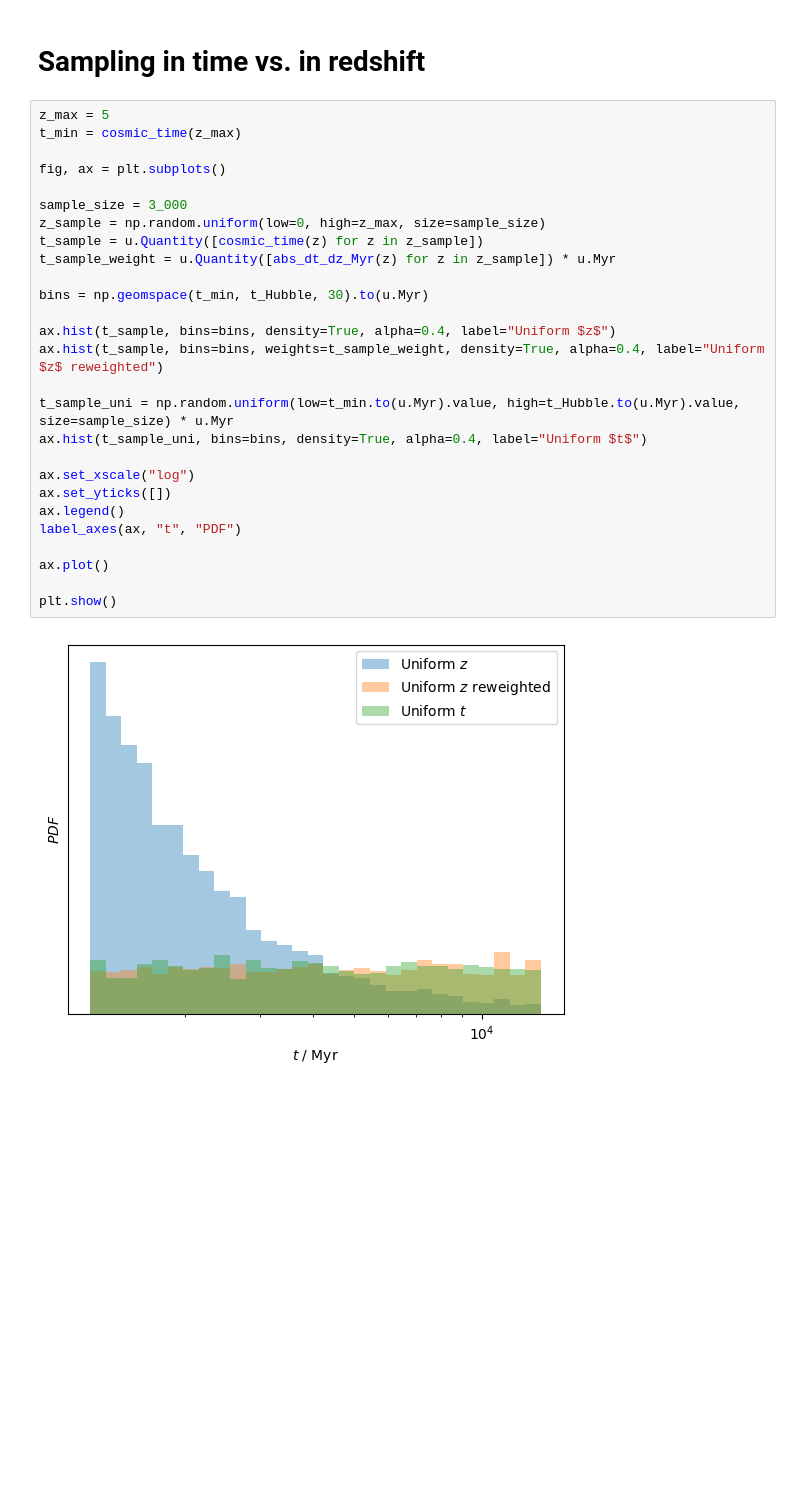
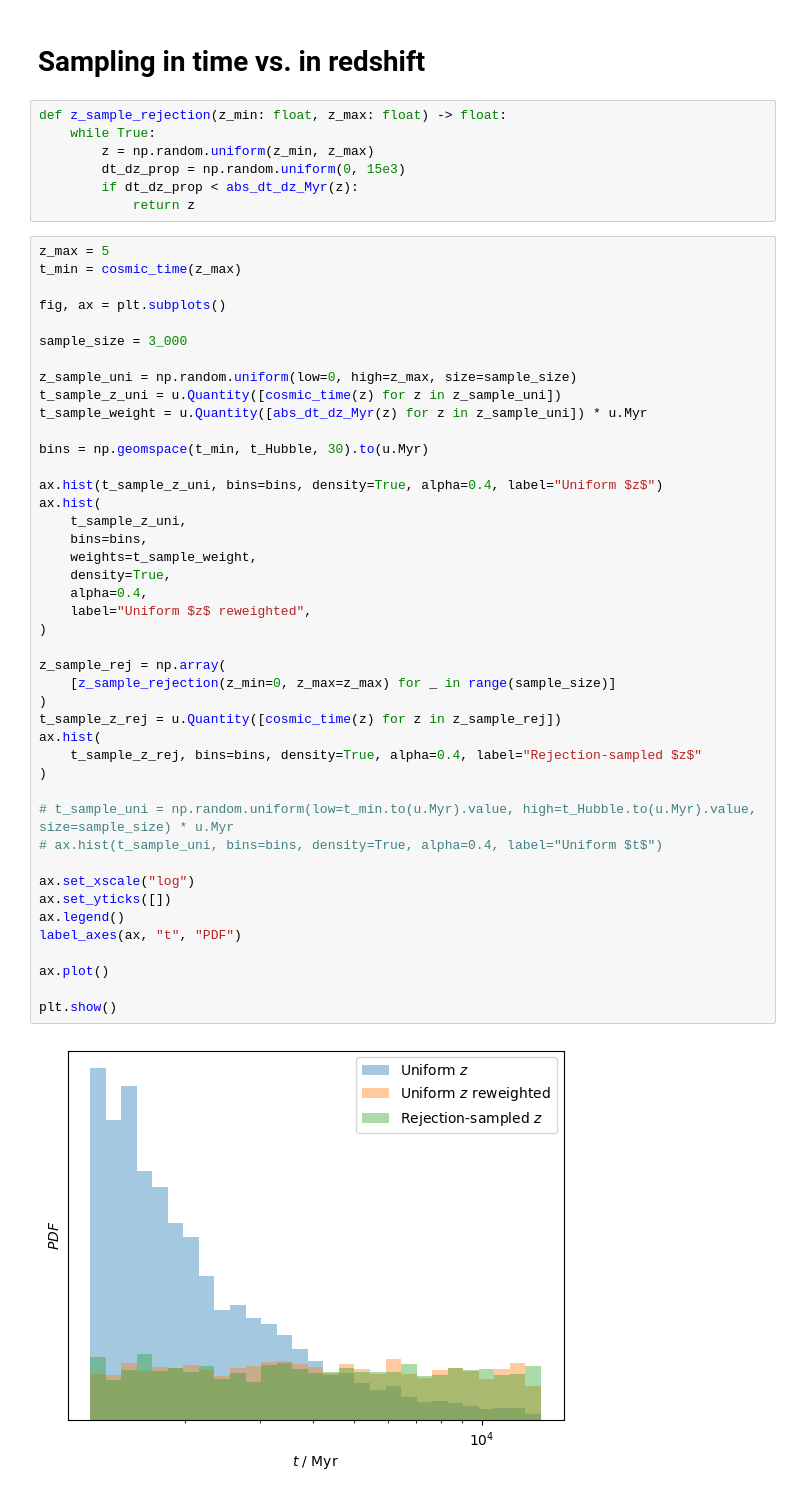
Before and after one commit to nj-vs-vh/gssi-he-7-uhecr, a Jupyter notebook: Cosmological time and distance.ipynb, the cells around one changed output. Drawn from its saved outputs; the diff is of its cells as text; blank space fills up the shorter version.

Commit message:
rejection sampling test;

```diff
--- a/Cosmological time and distance.ipynb
+++ b/Cosmological time and distance.ipynb
@@ -79,32 +79,55 @@ plt.show()
 [figure]
 # %% [markdown]
 # Sampling in time vs. in redshift
+# %%
+def z_sample_rejection(z_min: float, z_max: float) -> float:
+    while True:
+        z = np.random.uniform(z_min, z_max)
+        dt_dz_prop = np.random.uniform(0, 15e3)
+        if dt_dz_prop < abs_dt_dz_Myr(z):
+            return z
 # %%
 z_max = 5
 t_min = cosmic_time(z_max)
 
 fig, ax = plt.subplots()
 
 sample_size = 3_000
-z_sample = np.random.uniform(low=0, high=z_max, size=sample_size)
-t_sample = u.Quantity([cosmic_time(z) for z in z_sample])
-t_sample_weight = u.Quantity([abs_dt_dz_Myr(z) for z in z_sample]) * u.Myr
+
+z_sample_uni = np.random.uniform(low=0, high=z_max, size=sample_size)
+t_sample_z_uni = u.Quantity([cosmic_time(z) for z in z_sample_uni])
+t_sample_weight = u.Quantity([abs_dt_dz_Myr(z) for z in z_sample_uni]) * u.Myr
 
 bins = np.geomspace(t_min, t_Hubble, 30).to(u.Myr)
 
-ax.hist(t_sample, bins=bins, density=True, alpha=0.4, label="Uniform $z$")
-ax.hist(t_sample, bins=bins, weights=t_sample_weight, density=True, alpha=0.4, label="Uniform $z$ reweighted")
+ax.hist(t_sample_z_uni, bins=bins, density=True, alpha=0.4, label="Uniform $z$")
+ax.hist(
+    t_sample_z_uni,
+    bins=bins,
+    weights=t_sample_weight,
+    density=True,
+    alpha=0.4,
+    label="Uniform $z$ reweighted",
+)
 
-t_sample_uni = np.random.uniform(low=t_min.to(u.Myr).value, high=t_Hubble.to(u.Myr).value, size=sample_size) * u.Myr
-ax.hist(t_sample_uni, bins=bins, density=True, alpha=0.4, label="Uniform $t$")
+z_sample_rej = np.array(
+    [z_sample_rejection(z_min=0, z_max=z_max) for _ in range(sample_size)]
+)
+t_sample_z_rej = u.Quantity([cosmic_time(z) for z in z_sample_rej])
+ax.hist(
+    t_sample_z_rej, bins=bins, density=True, alpha=0.4, label="Rejection-sampled $z$"
+)
+
+# t_sample_uni = np.random.uniform(low=t_min.to(u.Myr).value, high=t_Hubble.to(u.Myr).value, size=sample_size) * u.Myr
+# ax.hist(t_sample_uni, bins=bins, density=True, alpha=0.4, label="Uniform $t$")
 
 ax.set_xscale("log")
 ax.set_yticks([])
 ax.legend()
 label_axes(ax, "t", "PDF")
 
 ax.plot()
 
 plt.show()
 # %% [output]
-[figure, old version]
+[figure, new version]
```
Also changed, not shown: 2 other files.
